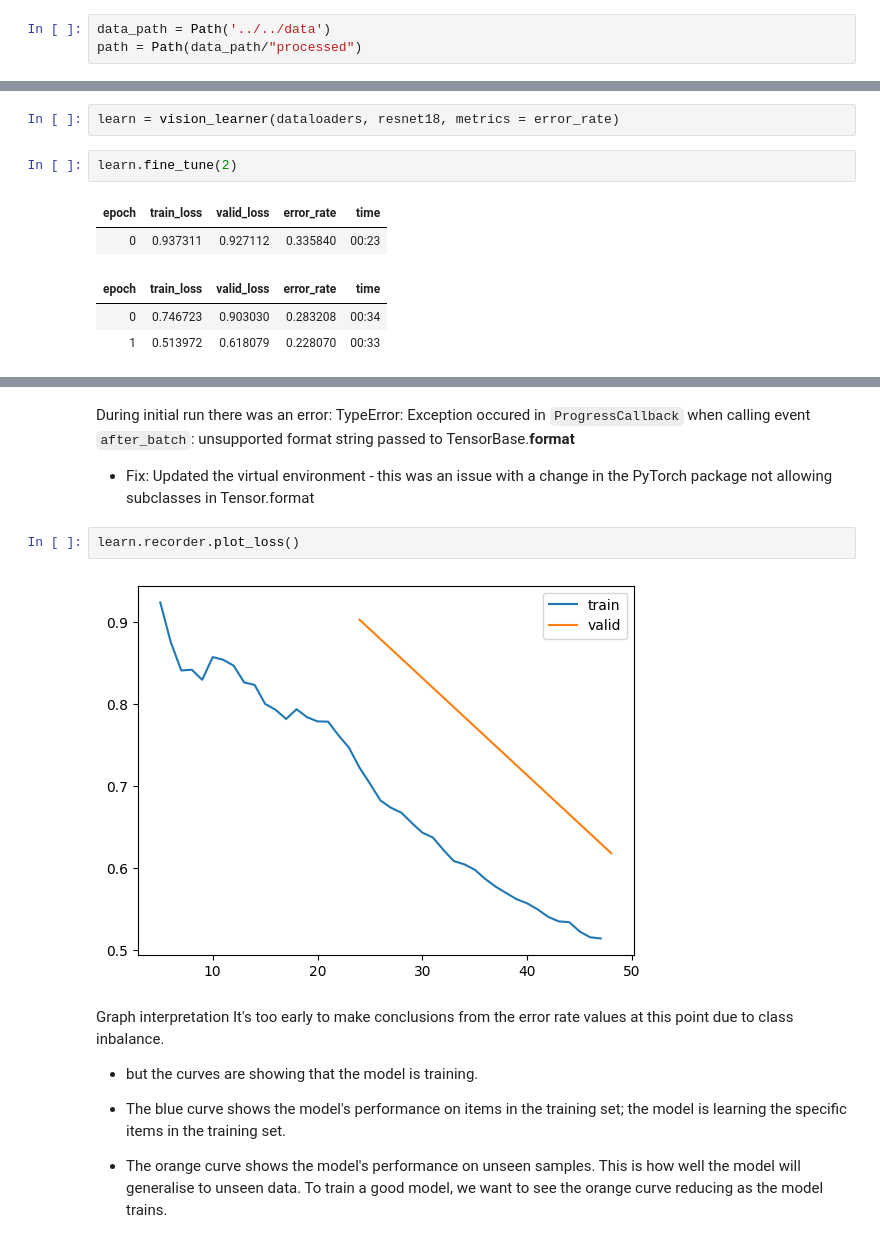
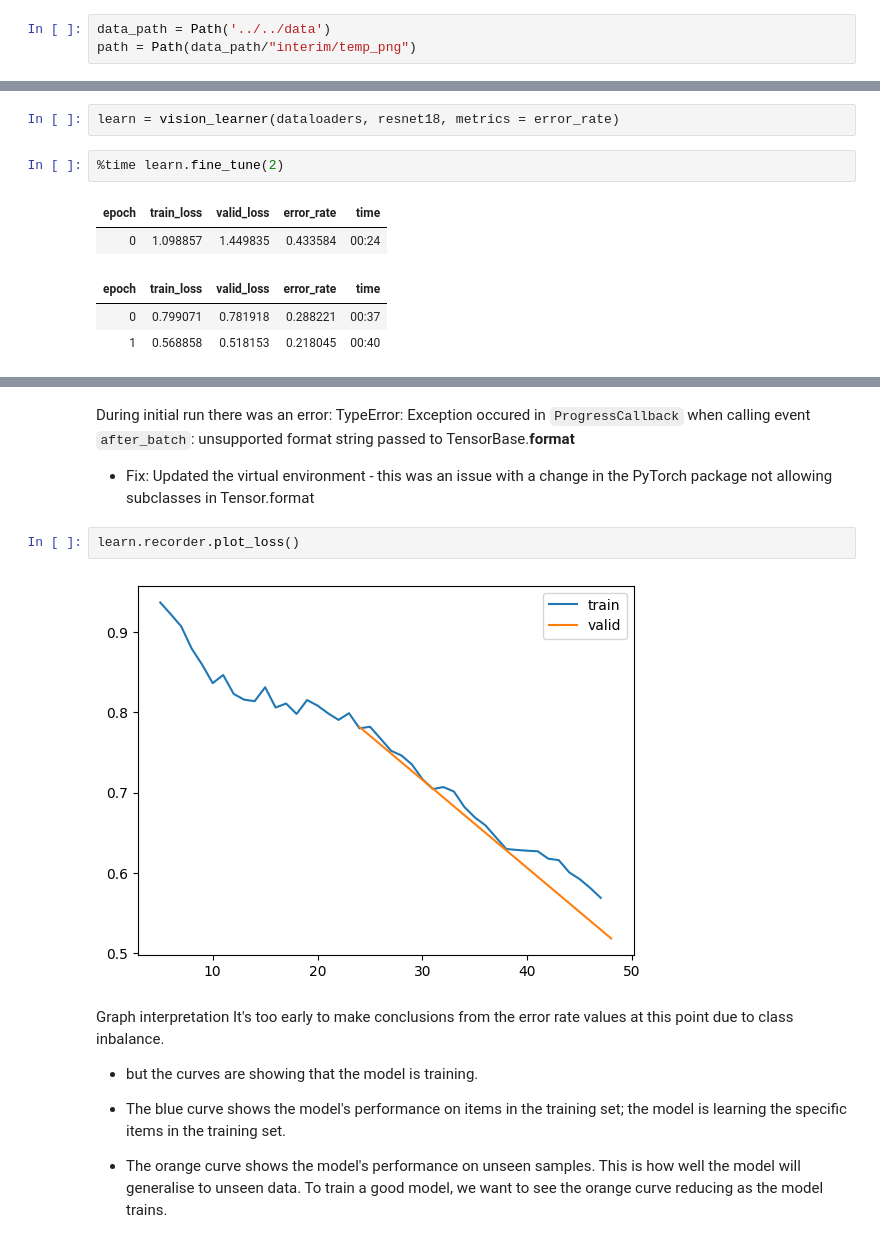
Before and after one commit to Mgallimore88/osfl_cnn_recognizer, a Jupyter notebook: notebooks/exploratory/1.6-mjg-osfl-initial-model.ipynb, the cells around one changed output, grey strips where cells are left out. Drawn from its saved outputs; the diff is of its cells as text.

```diff
--- a/notebooks/exploratory/1.6-mjg-osfl-initial-model.ipynb
+++ b/notebooks/exploratory/1.6-mjg-osfl-initial-model.ipynb
@@ -14,6 +54,6 @@ import PIL
 ### Set relative paths
 # %%
 data_path = Path('../../data')
-path = Path(data_path/"processed")
+path = Path(data_path/"interim/temp_png")
 # %% [markdown]
 ### Get a list of filenames for all the images in the training data path
@@ -94,10 +134,10 @@ The model being retranined is a resnet 18 model trained on the imagenet database
 # %%
 learn = vision_learner(dataloaders, resnet18, metrics = error_rate)
 # %%
-learn.fine_tune(2)
+%time learn.fine_tune(2)
 # %% [output]
 | epoch | train_loss | valid_loss | error_rate | time |
-| 0 | 0.937311 | 0.927112 | 0.335840 | 00:23 |
+| 0 | 1.098857 | 1.449835 | 0.433584 | 00:24 |
 | epoch | train_loss | valid_loss | error_rate | time |
-| 0 | 0.746723 | 0.903030 | 0.283208 | 00:34 |
-| 1 | 0.513972 | 0.618079 | 0.228070 | 00:33 |
+| 0 | 0.799071 | 0.781918 | 0.288221 | 00:37 |
+| 1 | 0.568858 | 0.518153 | 0.218045 | 00:40 |
@@ -110,7 +152,7 @@ TypeError: Exception occured in `ProgressCallback` when calling event `after_bat
 # %%
 learn.recorder.plot_loss()
 # %% [output]
-[figure, old version]
+[figure, new version]
 # %% [markdown]
 Graph interpretation
 It's too early to make conclusions from the error rate values at this point due to class inbalance.
```
Also changed, not shown: parts of 38 cells of this notebook, 1 other file.
